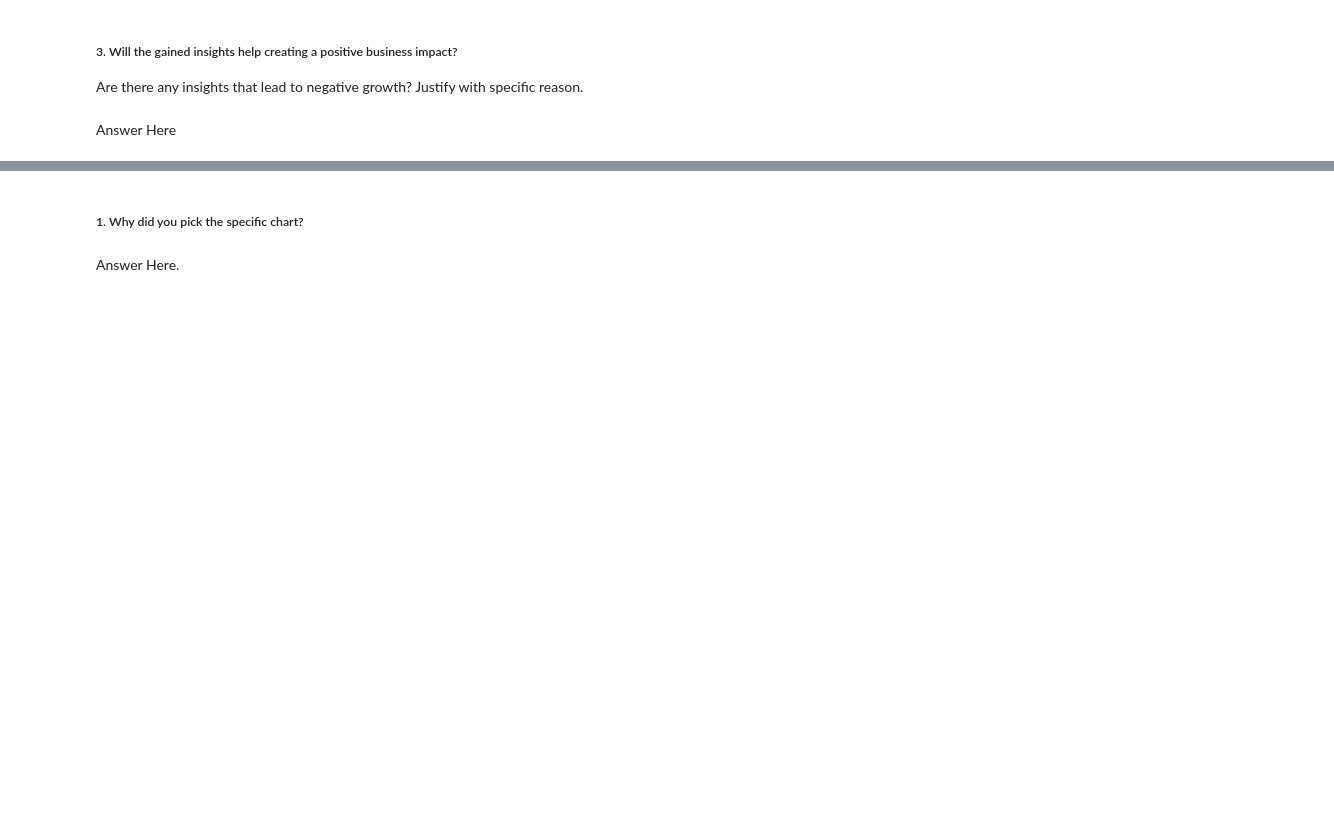
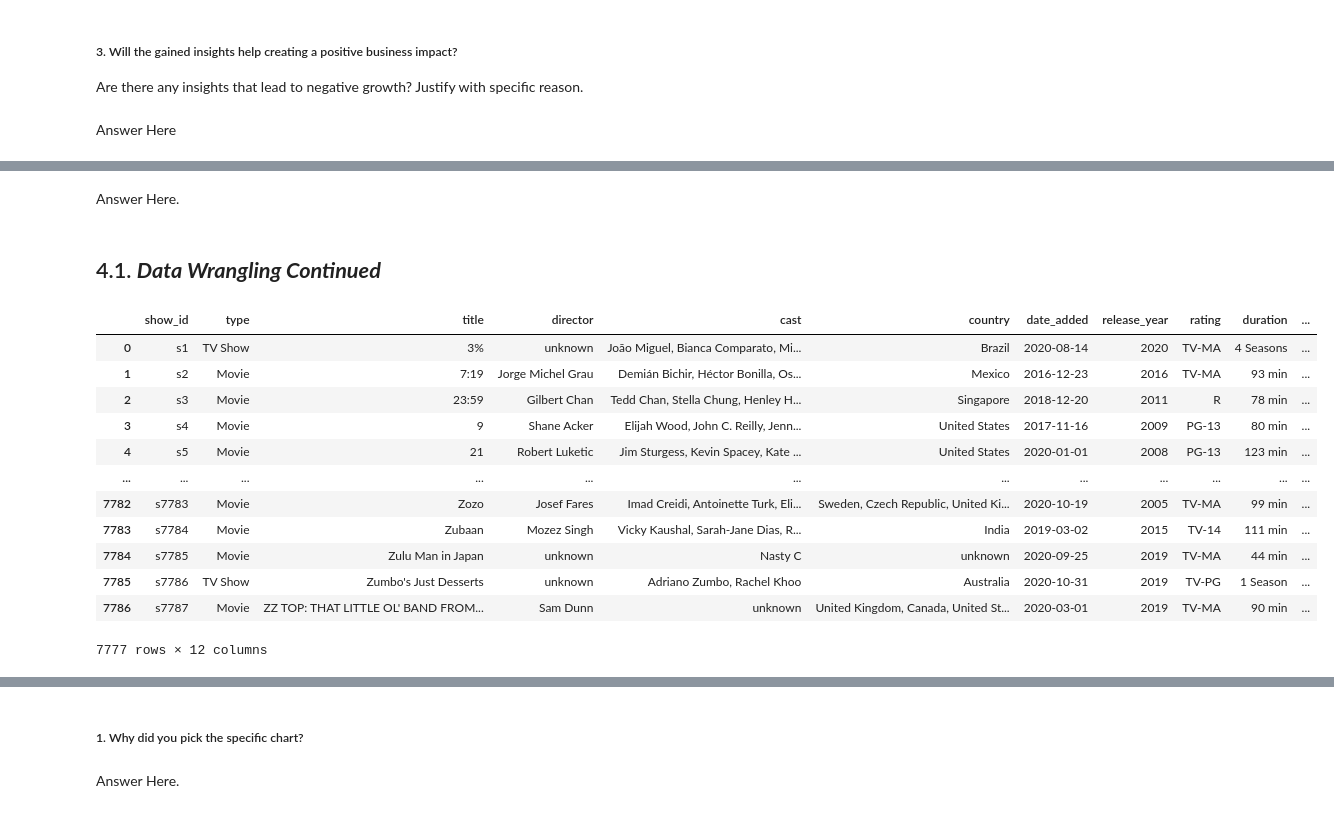
Before and after one commit to LuvMutreja/NETFLIX-MOVIES-AND-TV-SHOWS-CLUSTERING, a Jupyter notebook: Unsupervised_ML_Project_NETFLIX_MOVIES_AND_TV_SHOWS_CLUSTERING_.ipynb, the cells around one changed output, grey strips where cells are left out. Saved outputs shown, nothing was run; the diff lists cells and outputs as text; code cells hidden in the pictures; blank space fills up the shorter version.

```diff
--- a/Unsupervised_ML_Project_NETFLIX_MOVIES_AND_TV_SHOWS_CLUSTERING_.ipynb
+++ b/Unsupervised_ML_Project_NETFLIX_MOVIES_AND_TV_SHOWS_CLUSTERING_.ipynb
@@ -474,0 +560,2 @@ Answer Here
+# %%
+dataset=dataset[~dataset['date_added'].isnull()]
@@ -474,0 +580,59 @@ Answer Here
+# %% [markdown]
+Answer Here.
+# %% [markdown]
+## 4.1. ***Data Wrangling Continued***
+# %%
+# Creating a function to convert date's value's datatype from string to a string that can be converted to datetime datatype
+def date_to_str(s):
+  s=s.split()
+  if s[1][0]==' ':
+    s1='0'+s[1][1]+'.'
+  else:
+    s1=s[1][:-1]+'.'
+  if 'Jan'in s[0][:3]:
+    s1=s1+'01'
+  elif 'Feb'in s[0][:3]:
+    s1=s1+'02'
+  elif 'Mar'in s[0][:3]:
+    s1=s1+'03'
+  elif 'Apr'in s[0][:3]:
+    s1=s1+'04'
+  elif 'May'in s[0][:3]:
+    s1=s1+'05'
+  elif 'Jun'in s[0][:3]:
+    s1=s1+'06'
+  elif 'Jul'in s[0][:3]:
+    s1=s1+'07'
+  elif 'Aug'in s[0][:3]:
+    s1=s1+'08'
+  elif 'Sep'in s[0][:3]:
+    s1=s1+'09'
+  elif 'Oct'in s[0][:3]:
+    s1=s1+'10'
+  elif 'Nov'in s[0][:3]:
+    s1=s1+'11'
+  elif 'Dec'in s[0][:3]:
+    s1=s1+'12'
+  s1=s1+'.'
+  s1=s1+s[2][-2:]
+  return s1
+# %%
+dataset['date_added']=dataset.apply(lambda x:date_to_str(x['date_added']),axis=1)
+# %%
+dataset['date_added']=dataset['date_added'].apply(lambda x:datetime.strptime(x,'%d.%m.%y'))
+# %%
+dataset
+# %% [output]
+|  | show_id | type | title | director | cast | country | date_added | release_year | rating | duration | ... |
+| 0 | s1 | TV Show | 3% | unknown | João Miguel, Bianca Comparato, Mi... | Brazil | 2020-08-14 | 2020 | TV-MA | 4 Seasons | ... |
+| 1 | s2 | Movie | 7:19 | Jorge Michel Grau | Demián Bichir, Héctor Bonilla, Os... | Mexico | 2016-12-23 | 2016 | TV-MA | 93 min | ... |
+| 2 | s3 | Movie | 23:59 | Gilbert Chan | Tedd Chan, Stella Chung, Henley H... | Singapore | 2018-12-20 | 2011 | R | 78 min | ... |
+| 3 | s4 | Movie | 9 | Shane Acker | Elijah Wood, John C. Reilly, Jenn... | United States | 2017-11-16 | 2009 | PG-13 | 80 min | ... |
+| 4 | s5 | Movie | 21 | Robert Luketic | Jim Sturgess, Kevin Spacey, Kate ... | United States | 2020-01-01 | 2008 | PG-13 | 123 min | ... |
+| ... | ... | ... | ... | ... | ... | ... | ... | ... | ... | ... | ... |
+| 7782 | s7783 | Movie | Zozo | Josef Fares | Imad Creidi, Antoinette Turk, Eli... | Sweden, Czech Republic, United Ki... | 2020-10-19 | 2005 | TV-MA | 99 min | ... |
+| 7783 | s7784 | Movie | Zubaan | Mozez Singh | Vicky Kaushal, Sarah-Jane Dias, R... | India | 2019-03-02 | 2015 | TV-14 | 111 min | ... |
+| 7784 | s7785 | Movie | Zulu Man in Japan | unknown | Nasty C | unknown | 2020-09-25 | 2019 | TV-MA | 44 min | ... |
+| 7785 | s7786 | TV Show | Zumbo's Just Desserts | unknown | Adriano Zumbo, Rachel Khoo | Australia | 2020-10-31 | 2019 | TV-PG | 1 Season | ... |
+| 7786 | s7787 | Movie | ZZ TOP: THAT LITTLE OL' BAND FROM... | Sam Dunn | unknown | United Kingdom, Canada, United St... | 2020-03-01 | 2019 | TV-MA | 90 min | ... |
+7777 rows × 12 columns
```
Also changed, not shown: parts of 67 cells of this notebook.
